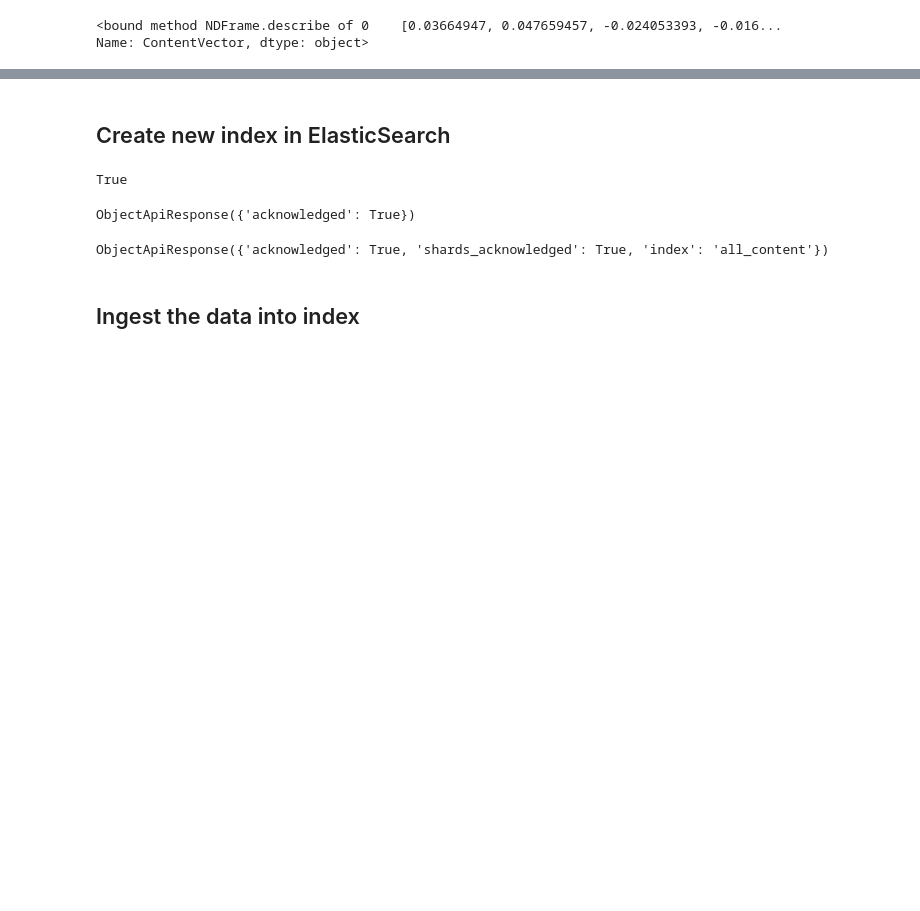
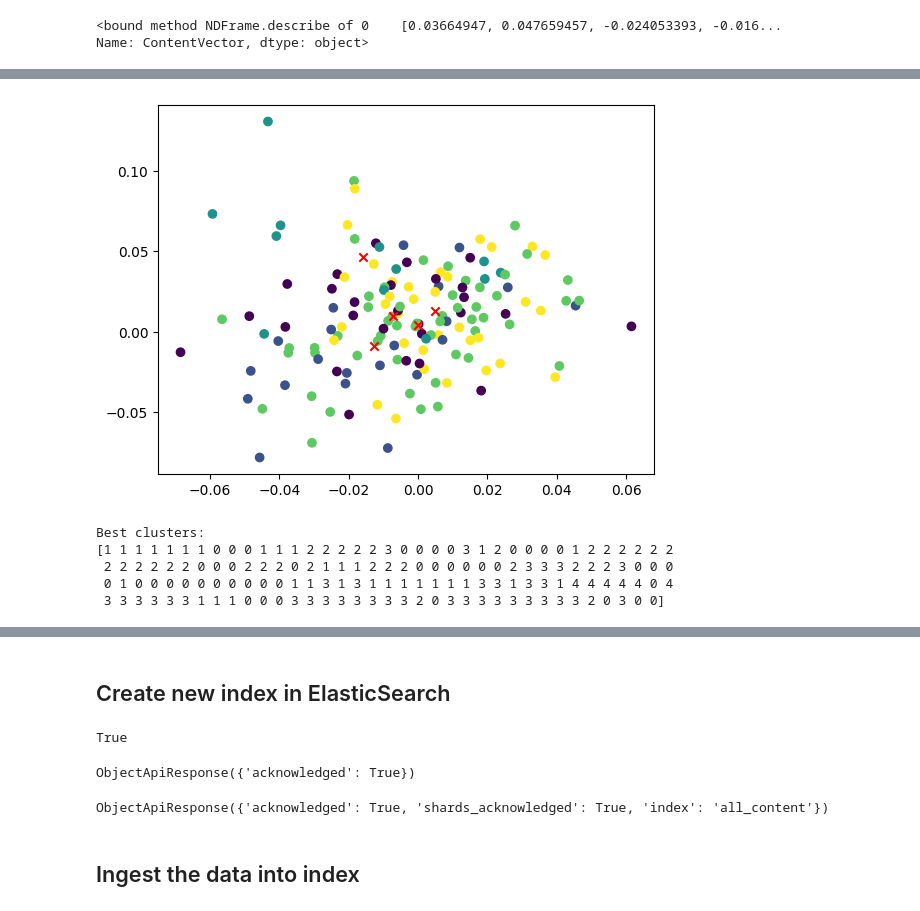
Before and after one commit to Tom-Kab/IDPA-Project-1, a Jupyter notebook: indexDataFinal.ipynb, the cells around one changed output, grey strips where cells are left out. Saved outputs shown, nothing was run; the diff lists cells and outputs as text; code cells hidden in the pictures; blank space fills up the shorter version.

Commit message:
Added Kmeans and Agglomerative Clustering

```diff
--- a/indexDataFinal.ipynb
+++ b/indexDataFinal.ipynb
@@ -400,0 +394,3 @@ Name: ContentVector, dtype: object>
+# %%
+cos_sim = util.cos_sim(df["ContentVector"], df["ContentVector"])
+cos_sim
@@ -400,0 +405,7 @@ Name: ContentVector, dtype: object>
+# %%
+#Add all pairs to a list with their cosine similarity score
+all_content_combinations = []
+for i in range(len(cos_sim)-1):
+    for j in range(i+1, len(cos_sim)):
+        all_content_combinations.append((cos_sim[i][j], i, j))
+all_content_combinations
@@ -400,0 +430,7 @@ Name: ContentVector, dtype: object>
+# %%
+#Sort list by the highest cosine similarity score
+all_content_combinations = sorted(all_content_combinations, key=lambda x: x[0], reverse=True)
+
+print("Top-5 most similar pairs:")
+for score, i, j in all_content_combinations[0:5]:
+    print("{} \t {} \t {:.4f}".format(df.content[i], df.content[j], cos_sim[i][j]))
@@ -555,0 +492,19 @@ def new_centroids(data, labels, k):
+# %%
+from sklearn.metrics import silhouette_score
+best_score = -1
+best_clusters = None
+
+for _ in range(10):  # Repeat the clustering process 10 times
+    clustering_model = KMeans(n_clusters=5)
+    clustering_model.fit(corpus_embeddings)
+    cluster_assignment = clustering_model.labels_
+
+    # Evaluate the quality of the clusters using the silhouette score
+    score = silhouette_score(corpus_embeddings, cluster_assignment)
+
+    if score > best_score:
+        best_score = score
+        best_clusters = cluster_assignment
+
+print("Best clusters:")
+print(best_clusters)
@@ -561,3 +548,37 @@ from sklearn.decomposition import PCA
 import matplotlib.pyplot as plt
 
 from IPython.display import clear_output
+# %%
+# Create a scatter plot
+plt.scatter(corpus_embeddings[:, 0], corpus_embeddings[:, 1], c=clustering_model.labels_)
+plt.scatter(clustering_model.cluster_centers_[:, 0], clustering_model.cluster_centers_[:, 1], color = 'red', marker='x')
+
+# Show the plot
+plt.show()
+# %% [output]
+[figure, added]
+# %%
+from sklearn.metrics import silhouette_score
+best_score = -1
+best_clusters = None
+
+for _ in range(10):  # Repeat the clustering process 10 times
+    clustering_model = AgglomerativeClustering(n_clusters=5)
+    clustering_model.fit(corpus_embeddings)
+    cluster_assignment = clustering_model.labels_
+
+    # Evaluate the quality of the clusters using the silhouette score
+    score = silhouette_score(corpus_embeddings, cluster_assignment)
+
+    if score > best_score:
+        best_score = score
+        best_clusters = cluster_assignment
+
+print("Best clusters:")
+print(best_clusters)
+# %% [output]
+Best clusters:
+[1 1 1 1 1 1 1 0 0 0 1 1 1 2 2 2 2 2 3 0 0 0 0 3 1 2 0 0 0 0 1 2 2 2 2 2 2
+ 2 2 2 2 2 2 0 0 0 2 2 2 0 2 1 1 1 2 2 2 0 0 0 0 0 0 2 3 3 3 2 2 2 3 0 0 0
+ 0 1 0 0 0 0 0 0 0 0 0 0 1 1 3 1 3 1 1 1 1 1 1 1 3 3 1 3 3 1 4 4 4 4 4 0 4
+ 3 3 3 3 3 3 1 1 1 0 0 0 3 3 3 3 3 3 3 3 2 0 3 3 3 3 3 3 3 3 3 2 0 3 0 0]
```
Also changed, not shown: parts of 46 cells of this notebook.
